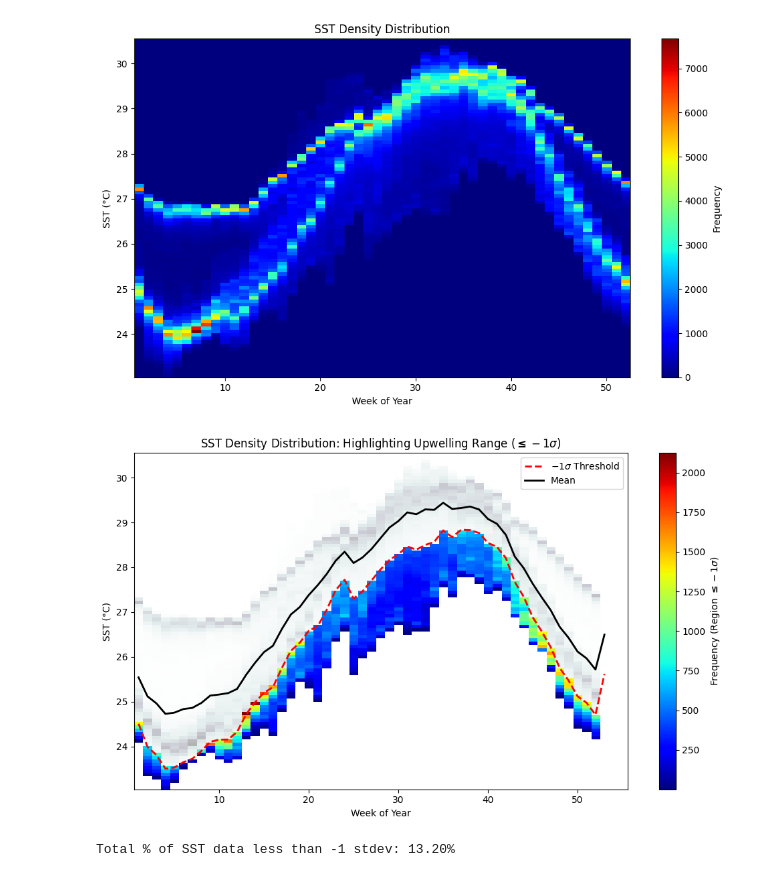
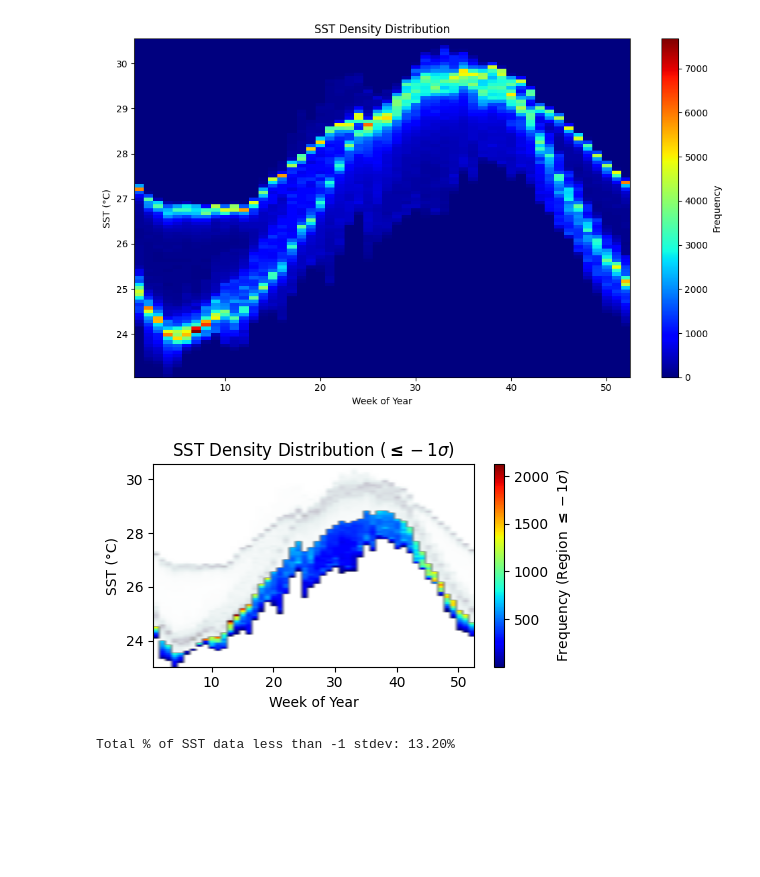
Before and after one commit to makaip/nasa-murep-local, a Jupyter notebook: cdom_sst/experiments/feature_space/histograms_no_fitting.ipynb, the cells around one changed output. Drawn from its saved outputs; the diff is of its cells as text; code cells hidden in the pictures; blank space fills up the shorter version.

```diff
--- a/cdom_sst/experiments/feature_space/histograms_no_fitting.ipynb
+++ b/cdom_sst/experiments/feature_space/histograms_no_fitting.ipynb
@@ -92,43 +92,43 @@ plt.show()
 week_stats = df_sst.groupby('week')['value'].agg(['mean', 'std']).reset_index()
 week_stats['threshold'] = week_stats['mean'] - week_stats['std']
 
-plt.figure(figsize=(10, 6))
+plt.figure(figsize=(5, 3))
 
 # Plot full density map in muted colors (e.g., bone or simply with low alpha)
 plt.imshow(h_sst.T, origin='lower', aspect='auto',
            extent=[0.5, 52.5, y_sst.min(), y_sst.max()],
            cmap='bone_r', alpha=0.3)
 
 # Create a highlighted histogram for values <= threshold
 h_highlight = np.zeros_like(h_sst)
 for i, week in enumerate(range(1, 53)):
     thresh = week_stats.loc[week_stats['week'] == week, 'threshold']
     if not thresh.empty:
         thresh_val = thresh.values[0]
         y_mask = y_sst <= thresh_val
         h_highlight[i, y_mask] = h_sst[i, y_mask]
 
 # Mask zeros so they are transparent
 h_highlight_masked = np.ma.masked_where(h_highlight == 0, h_highlight)
 
 # Plot highlighted part in color
 cax = plt.imshow(h_highlight_masked.T, origin='lower', aspect='auto',
                  extent=[0.5, 52.5, y_sst.min(), y_sst.max()],
                  cmap='jet')
 plt.colorbar(cax, label=r'Frequency (Region $\mathbf{\leq} -1\sigma$)')
 
 # Plot the threshold line
-plt.plot(week_stats['week'], week_stats['threshold'], color='red', lw=2, linestyle='--', label=r'$-1\sigma$ Threshold')
-plt.plot(week_stats['week'], week_stats['mean'], color='black', lw=2, linestyle='-', label='Mean')
+# plt.plot(week_stats['week'], week_stats['threshold'], color='red', lw=2, linestyle='-')
+# plt.plot(week_stats['week'], week_stats['mean'], color='black', lw=2, linestyle='-', label='Mean')
 
-plt.title(r"SST Density Distribution: Highlighting Upwelling Range ($\mathbf{\leq} -1\sigma$)")
+plt.title(r"SST Density Distribution ($\mathbf{\leq} -1\sigma$)")
 plt.xlabel("Week of Year")
 plt.ylabel("SST (°C)")
-plt.legend()
+# plt.legend()
 plt.tight_layout()
 plt.show()
 # %% [output]
-[figure, old version]
+[figure, new version]
 # %%
 # Calculate the total % of SST data that is less than -1 stdev (threshold)
 # Merge week_stats threshold into df_sst
```
Also changed, not shown: 13 other files.
